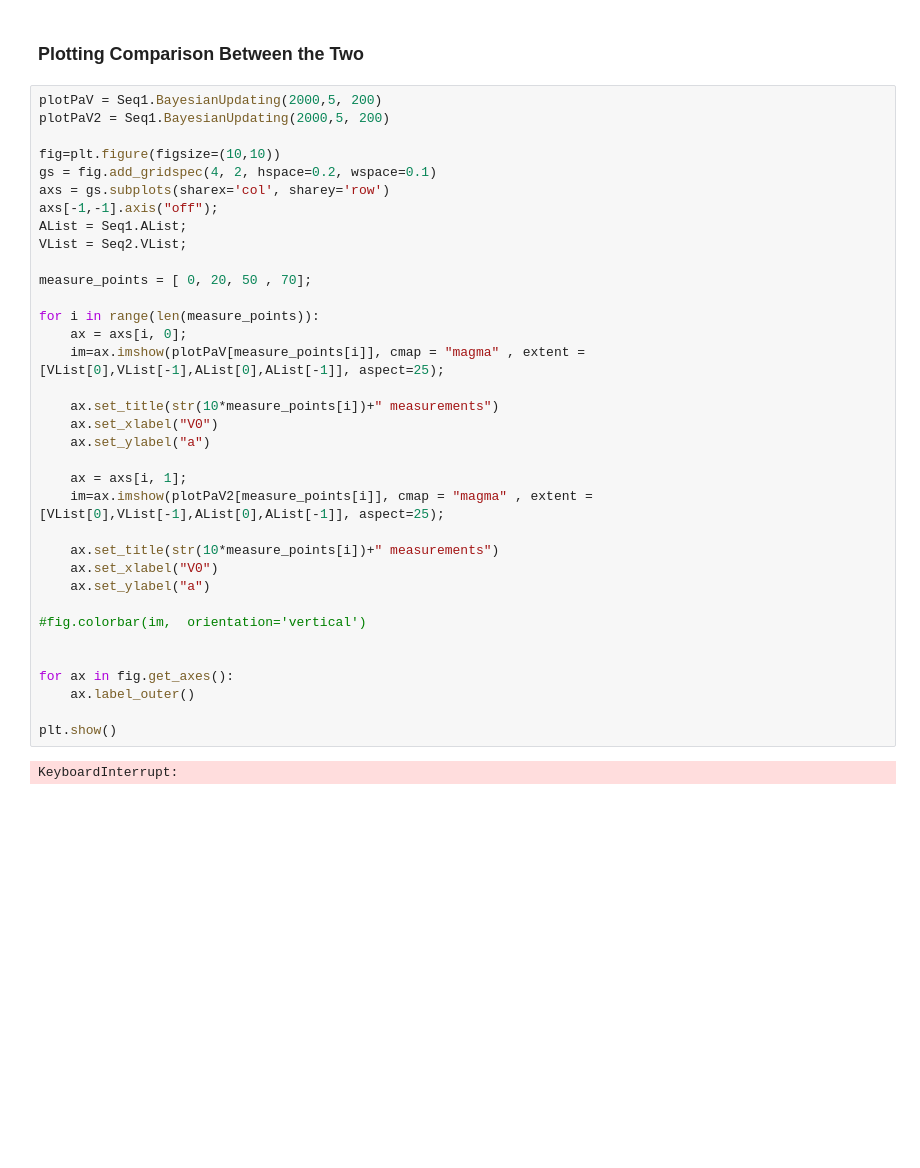
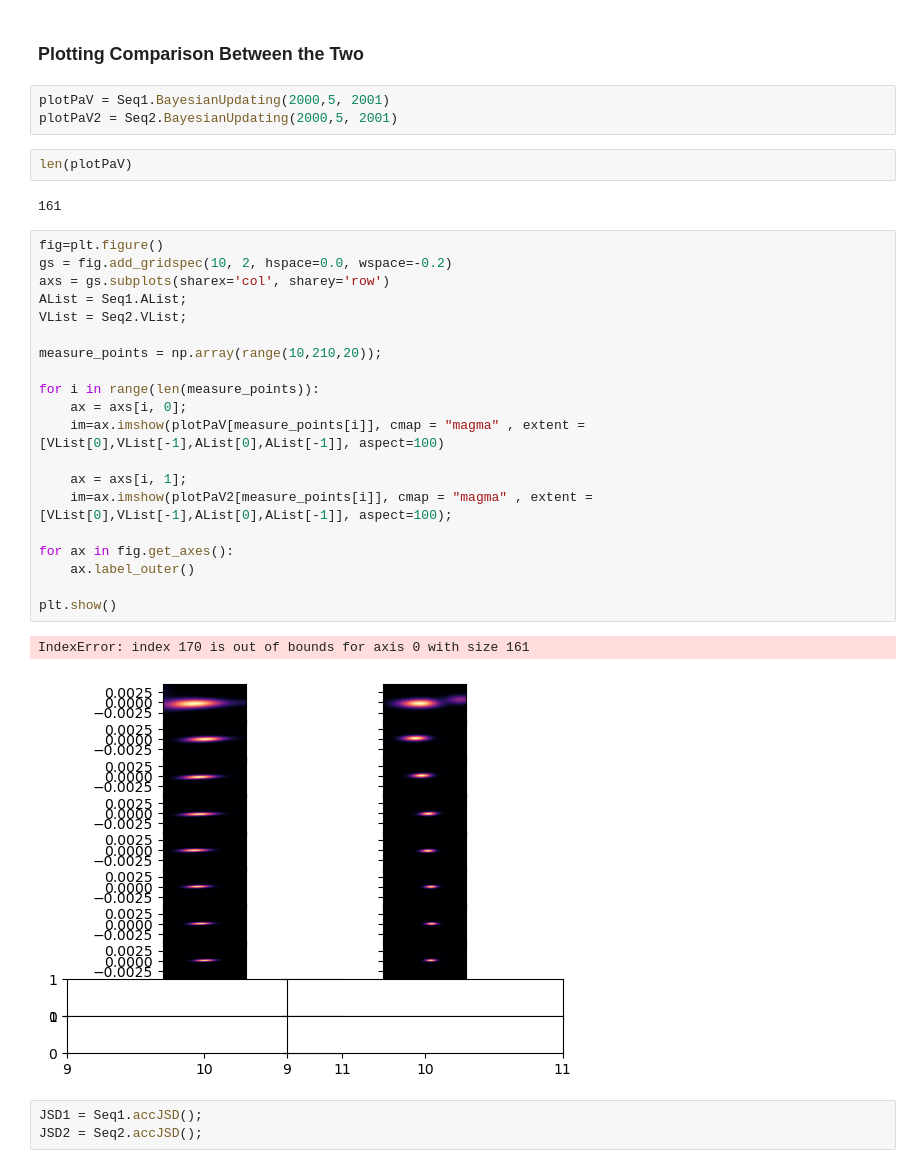
Before and after one commit to rootware/BayesianData, a Jupyter notebook: Python/Option1_2_comparison.ipynb, the cells around one changed output. Saved outputs shown, nothing was run; the diff lists cells and outputs as text; blank space fills up the shorter version.

```diff
--- a/Python/Option1_2_comparison.ipynb
+++ b/Python/Option1_2_comparison.ipynb
@@ -19,39 +17,35 @@ FileNotFoundError: ../Output/2param_acc_Option2_Dec28/Acceleration.txt not found
 # %% [markdown]
 ### Plotting Comparison Between the Two
+# %%
+plotPaV = Seq1.BayesianUpdating(2000,5, 2001)
+plotPaV2 = Seq2.BayesianUpdating(2000,5, 2001)
+# %%
+len(plotPaV)
+# %% [output]
+161
 # %%
-plotPaV = Seq1.BayesianUpdating(2000,5, 200)
-plotPaV2 = Seq1.BayesianUpdating(2000,5, 200)
-
-fig=plt.figure(figsize=(10,10))
-gs = fig.add_gridspec(4, 2, hspace=0.2, wspace=0.1)
+fig=plt.figure()
+gs = fig.add_gridspec(10, 2, hspace=0.0, wspace=-0.2)
 axs = gs.subplots(sharex='col', sharey='row')
-axs[-1,-1].axis("off");
 AList = Seq1.AList;
 VList = Seq2.VList;
 
-measure_points = [ 0, 20, 50 , 70];
+measure_points = np.array(range(10,210,20));
 
 for i in range(len(measure_points)):
     ax = axs[i, 0];
-    im=ax.imshow(plotPaV[measure_points[i]], cmap = "magma" , extent =[VList[0],VList[-1],AList[0],AList[-1]], aspect=25);
-
-    ax.set_title(str(10*measure_points[i])+" measurements")
-    ax.set_xlabel("V0")
-    ax.set_ylabel("a")
+    im=ax.imshow(plotPaV[measure_points[i]], cmap = "magma" , extent =[VList[0],VList[-1],AList[0],AList[-1]], aspect=100)
 
     ax = axs[i, 1];
-    im=ax.imshow(plotPaV2[measure_points[i]], cmap = "magma" , extent =[VList[0],VList[-1],AList[0],AList[-1]], aspect=25);
-
-    ax.set_title(str(10*measure_points[i])+" measurements")
-    ax.set_xlabel("V0")
-    ax.set_ylabel("a")
-
-#fig.colorbar(im,  orientation='vertical')
-
+    im=ax.imshow(plotPaV2[measure_points[i]], cmap = "magma" , extent =[VList[0],VList[-1],AList[0],AList[-1]], aspect=100);
 
 for ax in fig.get_axes():
     ax.label_outer()
 
 plt.show()
 # %% [output]
-KeyboardInterrupt:
+IndexError: index 170 is out of bounds for axis 0 with size 161
+[figure, added]
+# %%
+JSD1 = Seq1.accJSD();
+JSD2 = Seq2.accJSD();
```
Also changed, not shown: parts of 8 cells of this notebook, 11 other files.
